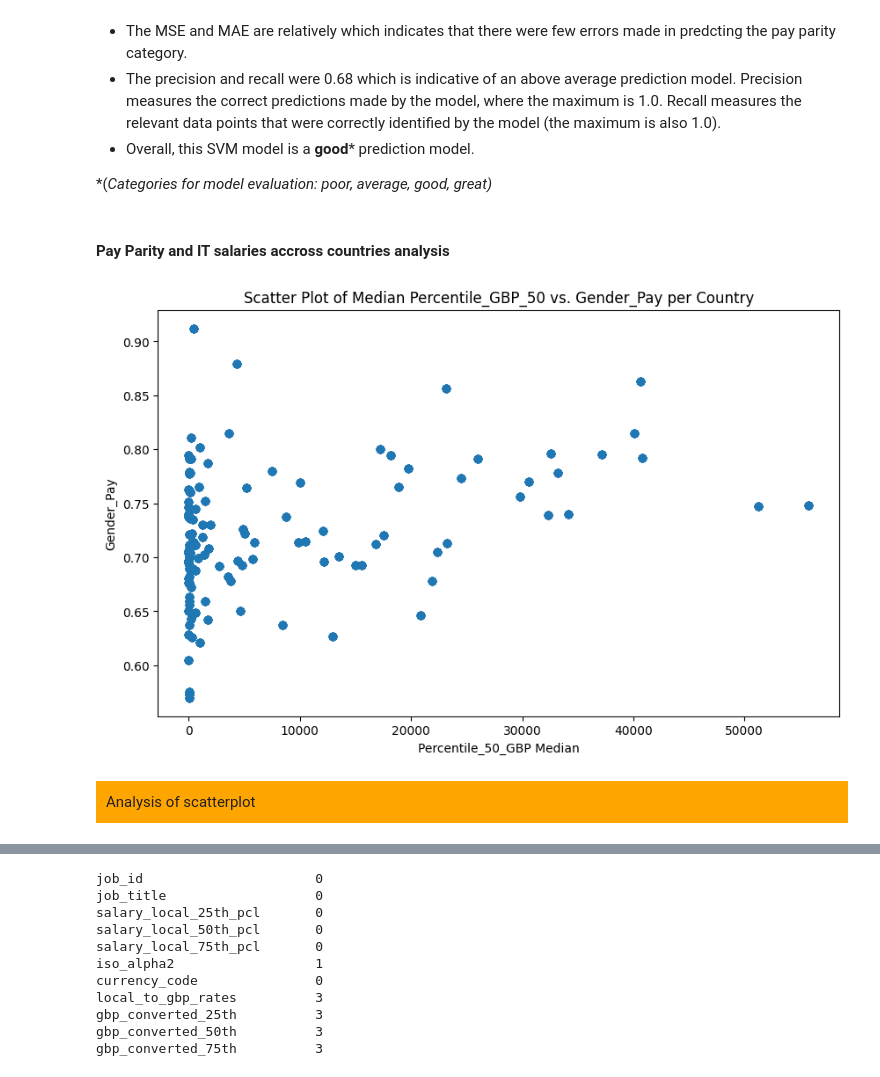
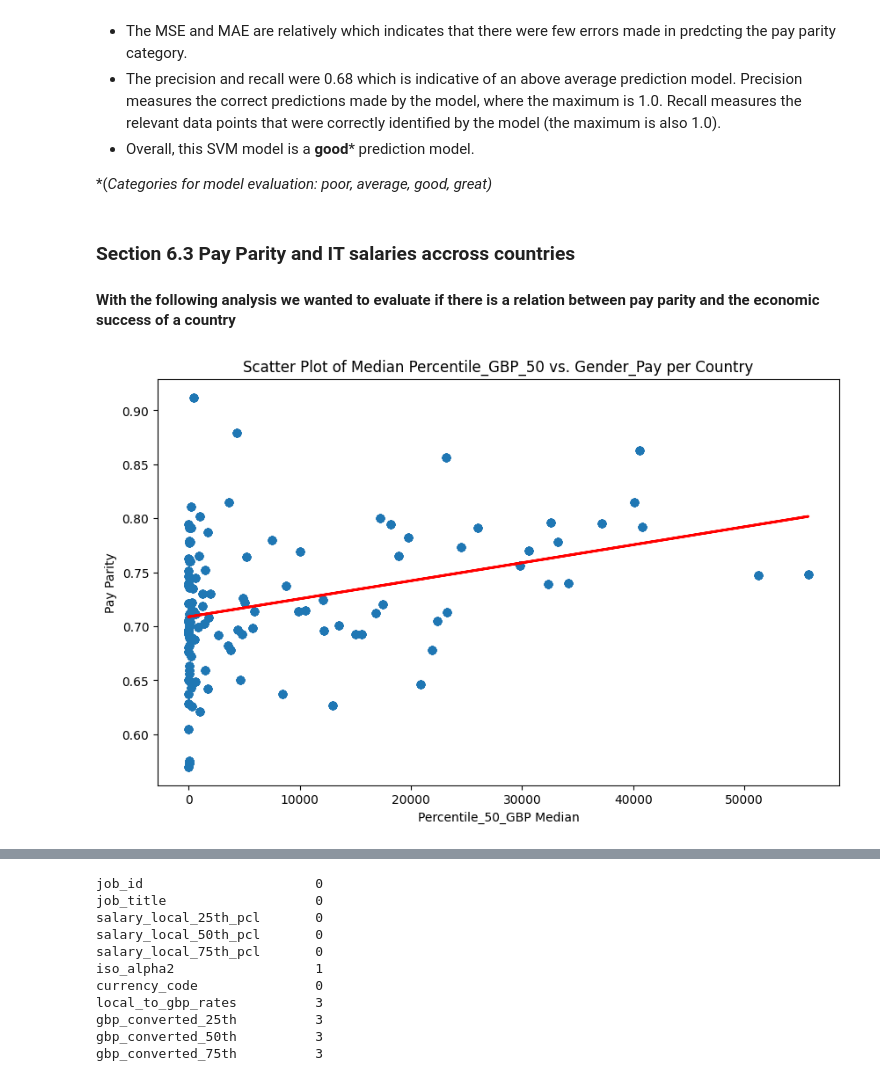
Before and after one commit to Tatiana-Ngamba/The-GitGirls-Collective-group-7, a Jupyter notebook: GLOBAL IT SALARY ANALYSIS - Notebook Part 2 (Data Analysis).ipynb, the cells around one changed output, grey strips where cells are left out. Saved outputs shown, nothing was run; the diff lists cells and outputs as text; code cells hidden in the pictures.

```diff
--- a/GLOBAL IT SALARY ANALYSIS - Notebook Part 2 (Data Analysis).ipynb
+++ b/GLOBAL IT SALARY ANALYSIS - Notebook Part 2 (Data Analysis).ipynb
@@ -1136,5 +1148,6 @@ Recall:  0.68
 
 *(*Categories for model evaluation: poor, average, good, great)*
 # %% [markdown]
-#### Pay Parity and IT salaries accross countries analysis
+### Section 6.3 Pay Parity and IT salaries accross countries
+#### With the following analysis we wanted to evaluate if there is a relation between pay parity and the economic success of a country
 # %%
@@ -1153,20 +1163,18 @@ cleaned_df = filtered_gender_pay[filtered_gender_pay['percentile_50_GBP_median']
 # %%
 # Create a scatter plot
 plt.figure(figsize=(10, 6))
 plt.scatter(cleaned_df['percentile_50_GBP_median'], cleaned_df['gender_Pay'], alpha=0.8)
+slope, intercept = np.polyfit(cleaned_df['percentile_50_GBP_median'], cleaned_df['gender_Pay'], 1)
+plt.plot(cleaned_df['percentile_50_GBP_median'], cleaned_df['percentile_50_GBP_median'] * slope + intercept, 'r', linewidth=2)
 
 # Add labels and title
 plt.xlabel('Percentile_50_GBP Median')
-plt.ylabel('Gender_Pay')
+plt.ylabel('Pay Parity')
 plt.title('Scatter Plot of Median Percentile_GBP_50 vs. Gender_Pay per Country')
 
 
 # Show the plot
 plt.show()
 # %% [output]
-[figure, old version]
+[figure, new version]
-# %% [markdown]
-<div style="background-color: orange; padding: 10px;">
-Analysis of scatterplot
-<div>
 # %% [markdown]
```
Also changed, not shown: parts of 35 cells of this notebook.
